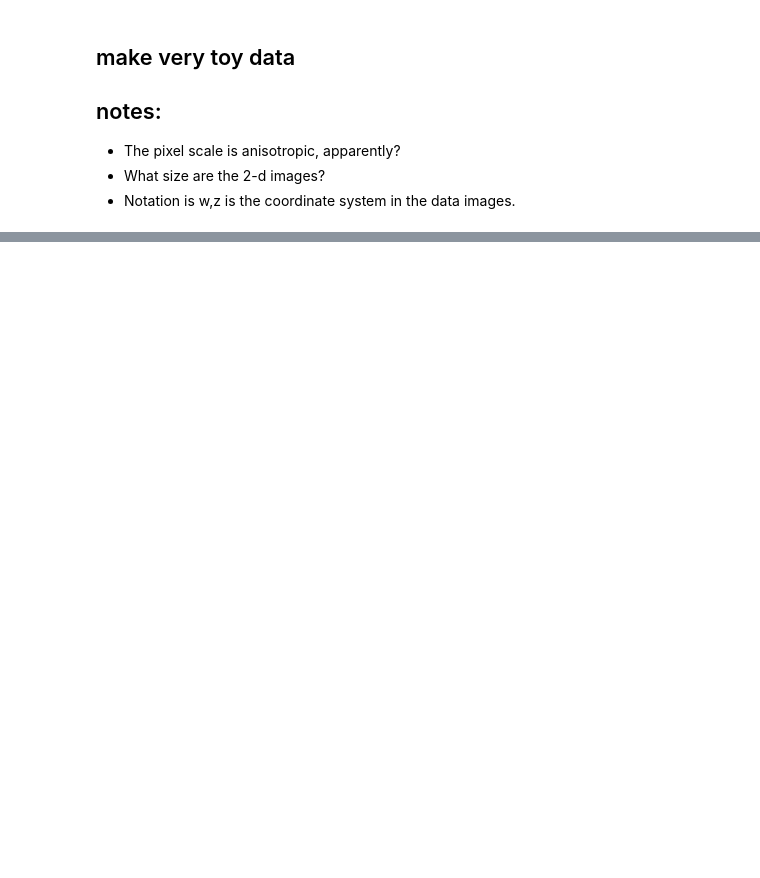
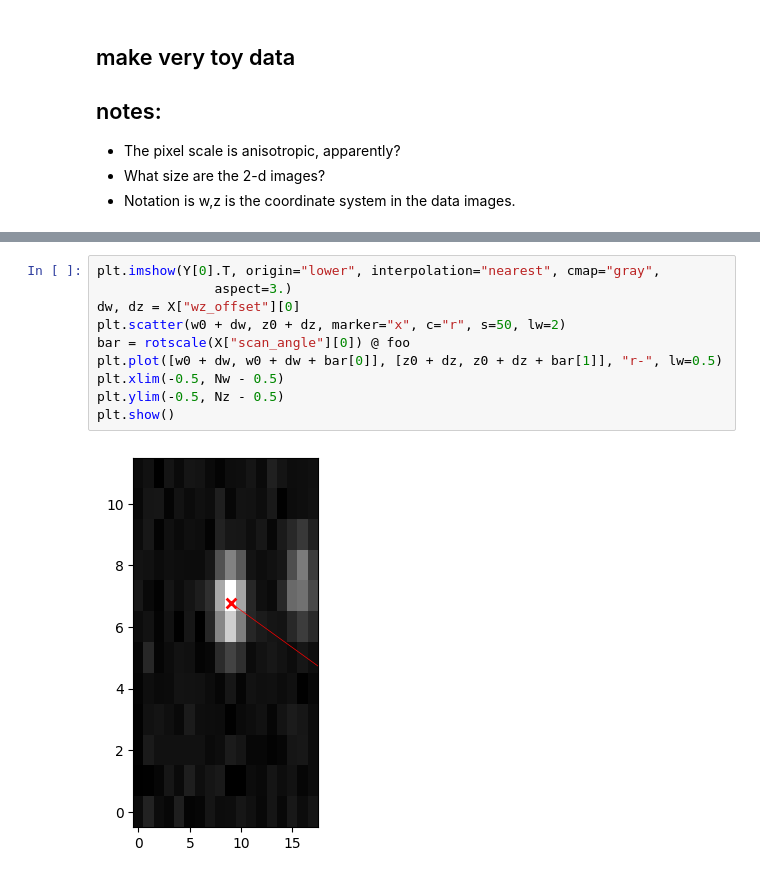
Before and after one commit to Tlanda40/Gaia2plus1DTheo, a Jupyter notebook: notebooks/make_toy_data.ipynb, the cells around one changed output, grey strips where cells are left out. Saved outputs shown, nothing was run; the diff lists cells and outputs as text; blank space fills up the shorter version.

```diff
--- a/notebooks/make_toy_data.ipynb
+++ b/notebooks/make_toy_data.ipynb
@@ -116,0 +204,12 @@ make_many_datasets(14, clobber=True)
+# %%
+plt.imshow(Y[0].T, origin="lower", interpolation="nearest", cmap="gray",
+               aspect=3.)
+dw, dz = X["wz_offset"][0]
+plt.scatter(w0 + dw, z0 + dz, marker="x", c="r", s=50, lw=2)
+bar = rotscale(X["scan_angle"][0]) @ foo
+plt.plot([w0 + dw, w0 + dw + bar[0]], [z0 + dz, z0 + dz + bar[1]], "r-", lw=0.5)
+plt.xlim(-0.5, Nw - 0.5)
+plt.ylim(-0.5, Nz - 0.5)
+plt.show()
+# %% [output]
+[figure, added]
```
Also changed, not shown: parts of 21 cells of this notebook, 16 other files.
